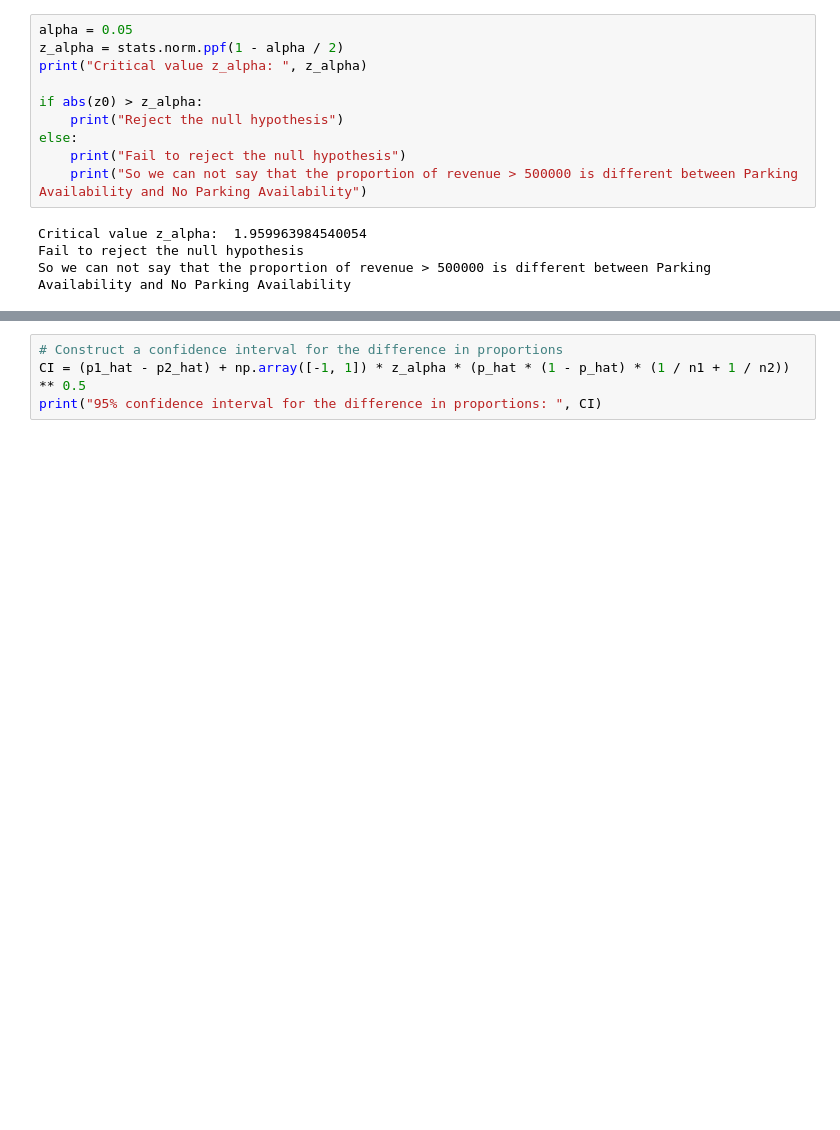
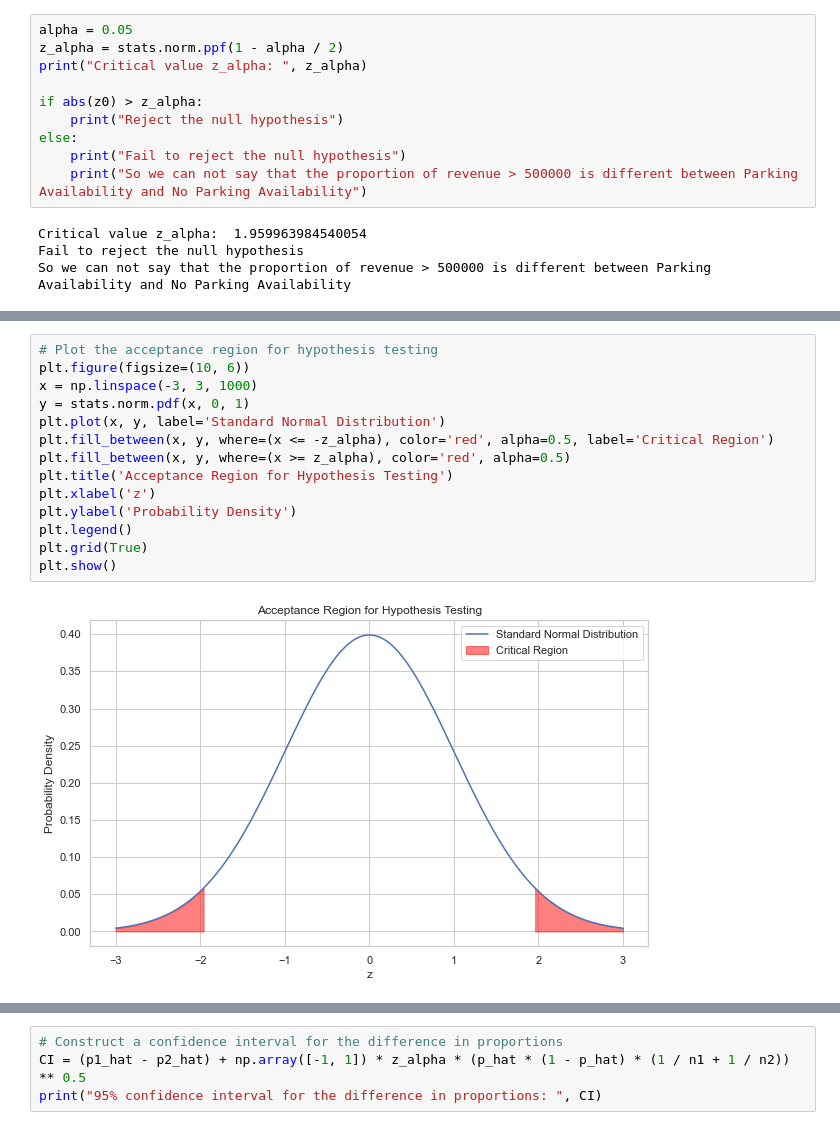
Before and after one commit to hoangziet/Restaurant_Revenue, a Jupyter notebook: notebook.ipynb, the cells around one changed output, grey strips where cells are left out. Drawn from its saved outputs; the diff is of its cells as text; blank space fills up the shorter version.

Commit message:
Update plot and estm

```diff
--- a/notebook.ipynb
+++ b/notebook.ipynb
@@ -377,0 +338,16 @@ So we can not say that the proportion of revenue > 500000 is different between P
+# %%
+# Plot the acceptance region for hypothesis testing
+plt.figure(figsize=(10, 6))
+x = np.linspace(-3, 3, 1000)
+y = stats.norm.pdf(x, 0, 1)
+plt.plot(x, y, label='Standard Normal Distribution')
+plt.fill_between(x, y, where=(x <= -z_alpha), color='red', alpha=0.5, label='Critical Region')
+plt.fill_between(x, y, where=(x >= z_alpha), color='red', alpha=0.5)
+plt.title('Acceptance Region for Hypothesis Testing')
+plt.xlabel('z')
+plt.ylabel('Probability Density')
+plt.legend()
+plt.grid(True)
+plt.show()
+# %% [output]
+[figure, added]
```
Also changed, not shown: parts of 10 cells of this notebook, 1 other file.
